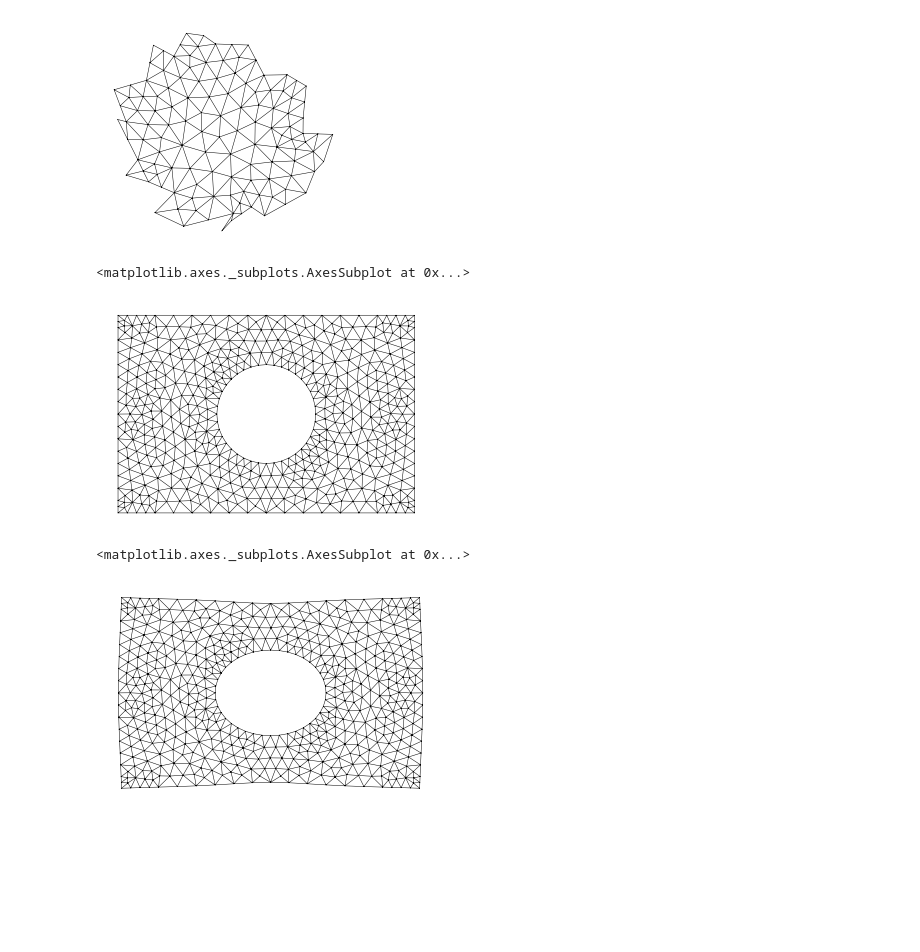
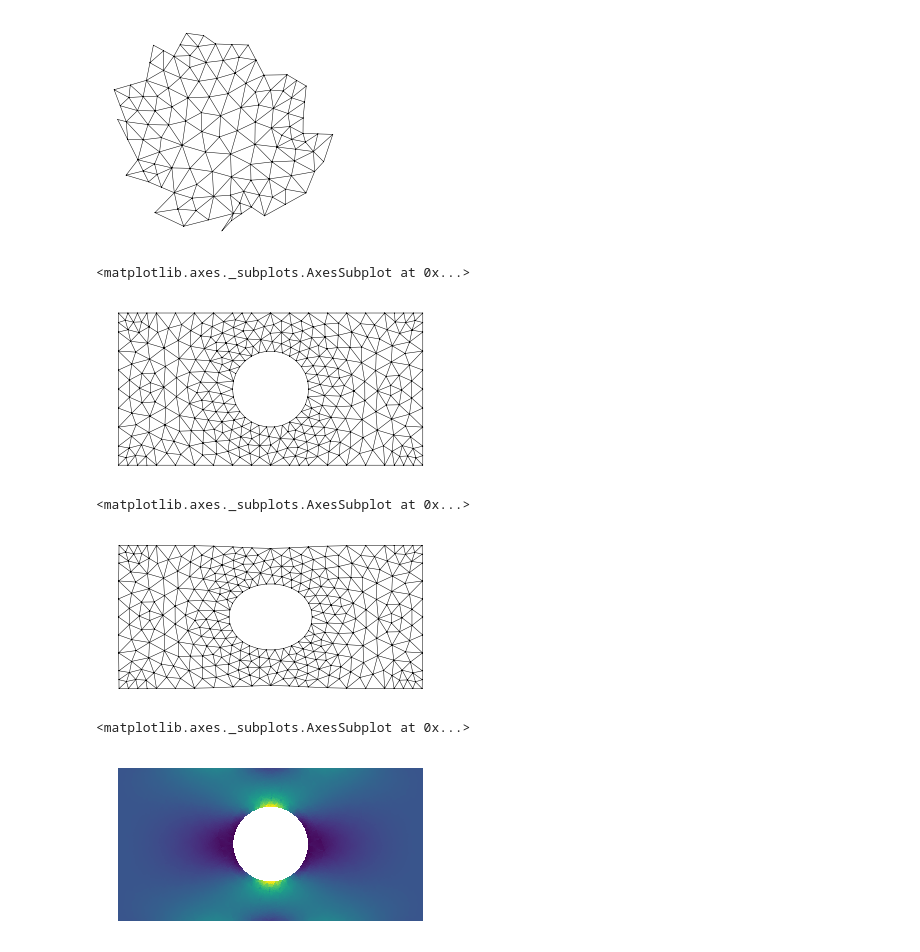
Before and after one commit to kinnala/paper-meshgen, a Jupyter notebook: examples/example_meshes.ipynb, the cells around one changed output. Drawn from its saved outputs; the diff is of its cells as text; code cells hidden in the pictures; blank space fills up the shorter version.

```diff
--- a/examples/example_meshes.ipynb
+++ b/examples/example_meshes.ipynb
@@ -143,20 +143,20 @@ m.draw()
 [figure]
 [figure]
 # %%
-m = triangulate([[-3, -2], [-3, 2], [3, 2], [3, -2]],
-                holes=[[(np.cos(t), np.sin(t)) for t in np.linspace(0, 2.*np.pi, 40, endpoint=False)]],
-                quality=0.93)
+m = triangulate([[-4, -2], [-4, 2], [4, 2], [4, -2]],
+                holes=[[(np.cos(t), np.sin(t)) for t in np.linspace(0, 2.*np.pi, 30, endpoint=False)]],
+                quality=0.92)
 m.draw()
 # %% [output]
 <matplotlib.axes._subplots.AxesSubplot at 0x...>
-[figure, old version]
+[figure, new version]
 # %%
 from skfem import *
 from skfem.models.elasticity import *
 import numpy as np
 
 e = ElementVectorH1(ElementTriP2())
-basis = InteriorBasis(m, e)
+basis = InteriorBasis(m, e, intorder=3)
 fbasis = FacetBasis(m, e)
 
 A = linear_elasticity(1., 1.).assemble(basis)
@@ -172,18 +172,41 @@ M = mass.assemble(basis)
 def load(v, w):
     from skfem.helpers import dot
     x, _ = w.x
-    return 1e-1 * (np.abs(x) == 3.) * w.n[0] * v.value[0]
+    return 1e-1 * (np.abs(x) == 4.) * w.n[0] * v.value[0]
 
 b = load.assemble(fbasis)
 
 x = solve(A + 1e-6 * M, b)
 
-M = m.copy()
-M.p[0] += x[basis.nodal_dofs[0]]
-M.p[1] += x[basis.nodal_dofs[1]]
+mdefo = m.copy()
+mdefo.p[0] += x[basis.nodal_dofs[0]]
+mdefo.p[1] += x[basis.nodal_dofs[1]]
 
 from skfem.visuals.matplotlib import draw
-draw(M)
+draw(mdefo)
 # %% [output]
 <matplotlib.axes._subplots.AxesSubplot at 0x...>
-[figure, old version]
+[figure, new version]
+# %%
+from skfem.helpers import sym_grad
+
+@BilinearForm
+def stress_xx(u, v, w):
+    return linear_stress(1., 1.)(sym_grad(u))[0, 0] * v
+
+@BilinearForm
+def scalar_mass(u, v, w):
+    return u * v
+
+E = ElementTriDG(ElementTriP1())
+
+pbasis = InteriorBasis(m, E, intorder=3)
+
+P = stress_xx.assemble(basis, pbasis)
+y = solve(scalar_mass.assemble(pbasis), P.dot(x))
+
+from skfem.visuals.matplotlib import plot
+plot(pbasis, y, Nrefs=4)
+# %% [output]
+<matplotlib.axes._subplots.AxesSubplot at 0x...>
+[figure, added]
```
Also changed, not shown: parts of 1 cell of this notebook.
